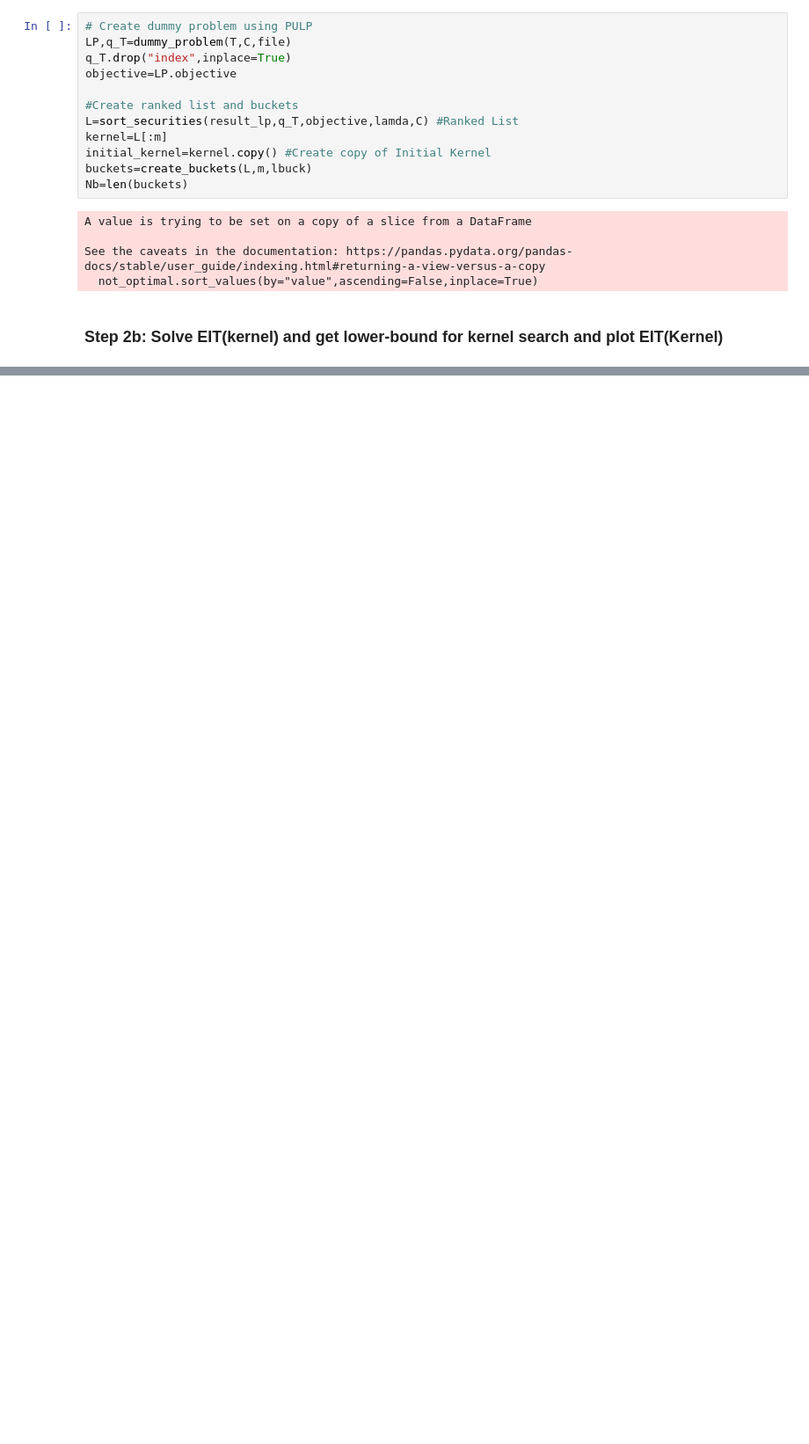
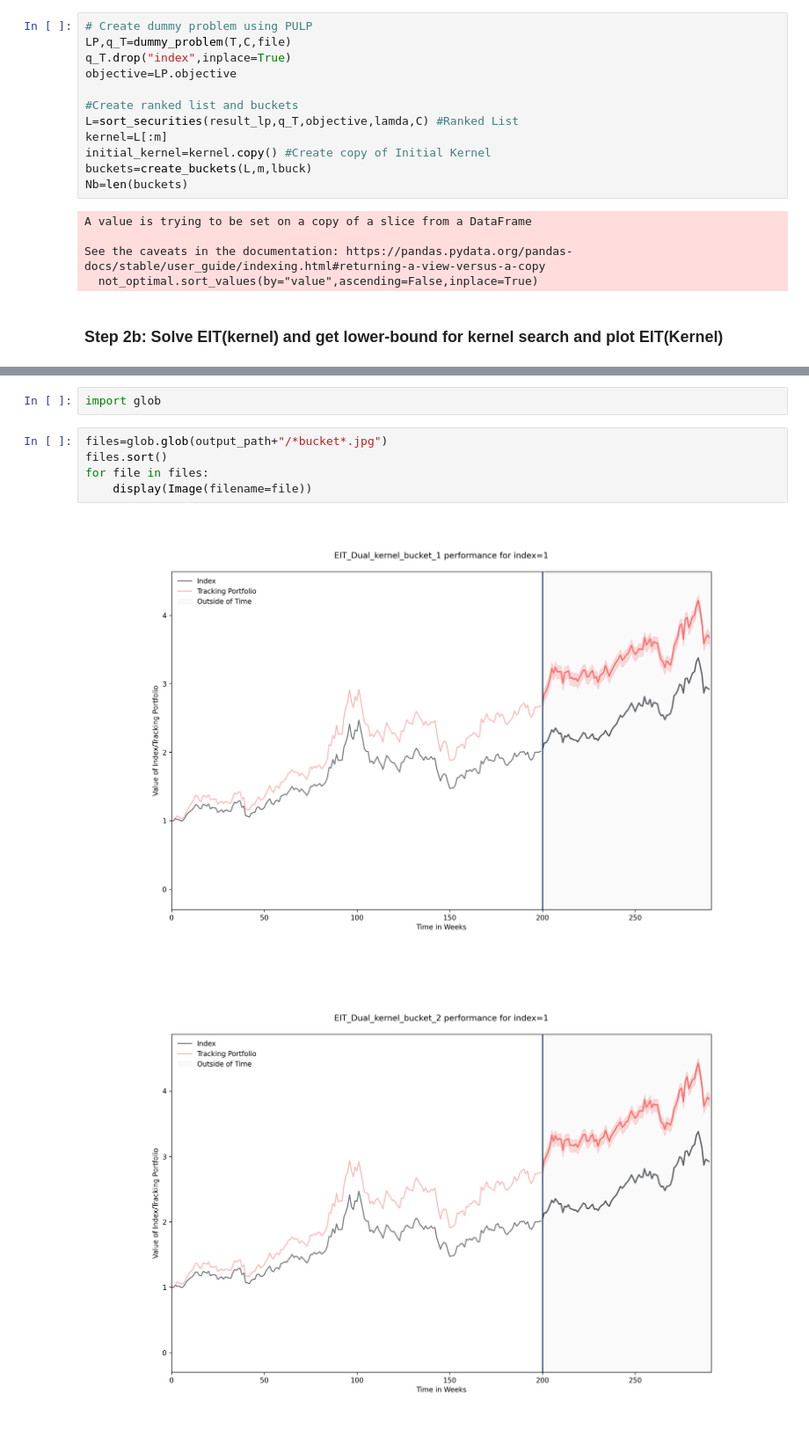
Before and after one commit to ashish1610dhiman/enhanced_index_tracking, a Jupyter notebook: master_notebook_2211.ipynb, the cells around one changed output, grey strips where cells are left out. Shown at 88% size. Saved outputs shown, nothing was run; the diff lists cells and outputs as text; blank space fills up the shorter version.

```diff
--- a/master_notebook_2211.ipynb
+++ b/master_notebook_2211.ipynb
@@ -99,0 +202,10 @@ plot_results(kernel,result_kernel,file,T)
+# %%
+import glob
+# %%
+files=glob.glob(output_path+"/*bucket*.jpg")
+files.sort()
+for file in files:
+    display(Image(filename=file))
+# %% [output]
+[figure, added]
+[figure, added]
```
Also changed, not shown: parts of 13 cells of this notebook, 17 other files.
